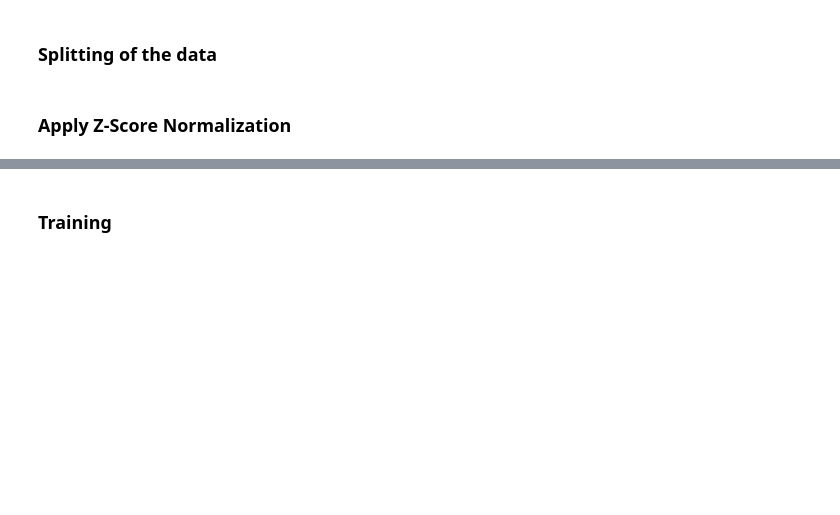
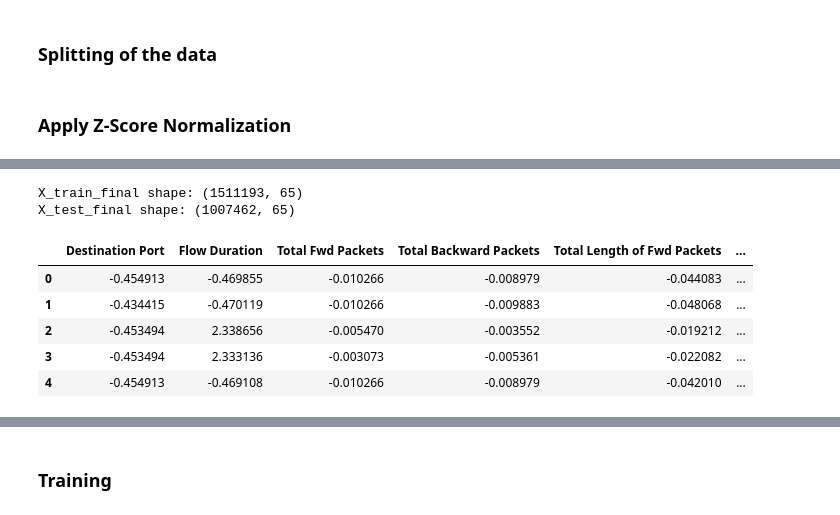
Before and after one commit to asmaemou/Capstone_Notebook, a Jupyter notebook: CIC_Notebook.ipynb, the cells around one changed output, grey strips where cells are left out. Saved outputs shown, nothing was run; the diff lists cells and outputs as text; code cells hidden in the pictures; blank space fills up the shorter version.

```diff
--- a/CIC_Notebook.ipynb
+++ b/CIC_Notebook.ipynb
@@ -772,0 +776,24 @@ print("X_test_final shape:", X_test_final.shape)
+# %%
+# Convert the scaled data back into DataFrames for ease of use
+X_train_scaled_df = pd.DataFrame(X_train_scaled, columns=numerical_columns)
+X_test_scaled_df = pd.DataFrame(X_test_scaled, columns=numerical_columns)
+
+
+X_train_final = pd.concat([X_train_scaled_df, X_train[categorical_columns].reset_index(drop=True)], axis=1)
+X_test_final = pd.concat([X_test_scaled_df, X_test[categorical_columns].reset_index(drop=True)], axis=1)
+
+# Print the shape of the final datasets to verify the concatenation
+print("X_train_final shape:", X_train_final.shape)
+print("X_test_final shape:", X_test_final.shape)
+# %% [output]
+X_train_final shape: (1511193, 65)
+X_test_final shape: (1007462, 65)
+# %%
+X_train_final.head(5)
+# %% [output]
+|  | Destination Port | Flow Duration | Total Fwd Packets | Total Backward Packets | Total Length of Fwd Packets | ... |
+| 0 | -0.454913 | -0.469855 | -0.010266 | -0.008979 | -0.044083 | ... |
+| 1 | -0.434415 | -0.470119 | -0.010266 | -0.009883 | -0.048068 | ... |
+| 2 | -0.453494 | 2.338656 | -0.005470 | -0.003552 | -0.019212 | ... |
+| 3 | -0.453494 | 2.333136 | -0.003073 | -0.005361 | -0.022082 | ... |
+| 4 | -0.454913 | -0.469108 | -0.010266 | -0.008979 | -0.042010 | ... |
```
Also changed, not shown: parts of 104 cells of this notebook.
